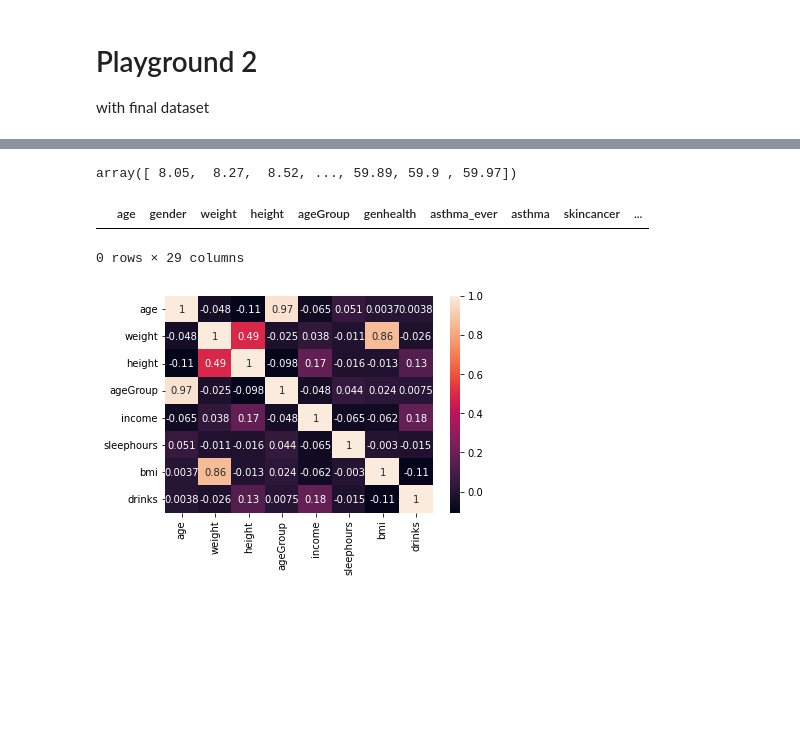
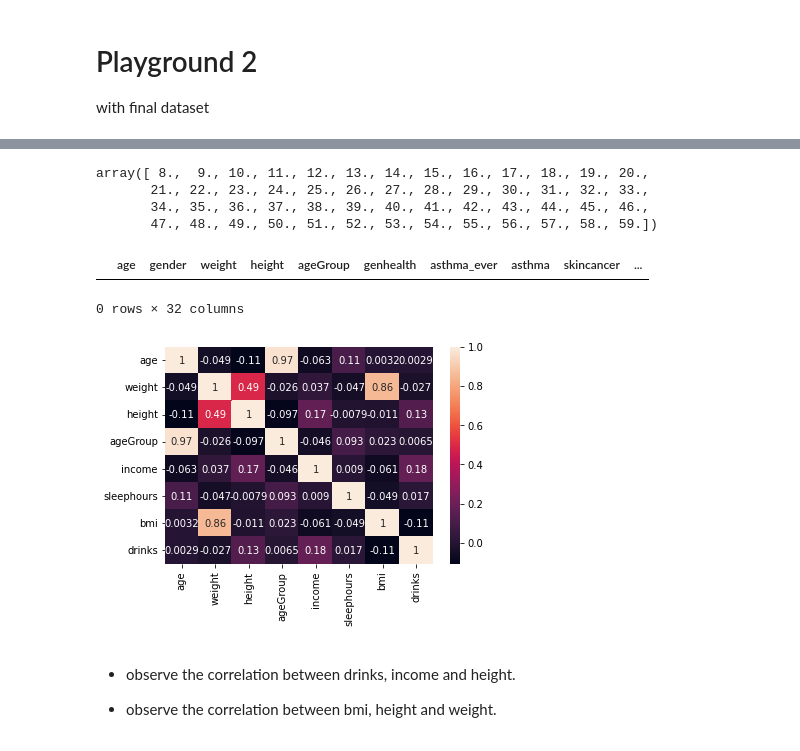
Before and after one commit to ArunGaonkar/HPCC-project, a Jupyter notebook: LLCP/LLCP_Preprocessing.ipynb, the cells around one changed output, grey strips where cells are left out. Drawn from its saved outputs; the diff is of its cells as text; code cells hidden in the pictures; blank space fills up the shorter version.

```diff
--- a/LLCP/LLCP_Preprocessing.ipynb
+++ b/LLCP/LLCP_Preprocessing.ipynb
@@ -560,3 +612,7 @@ df3.to_csv('/home/arun/HPCC-covid19/LLCP/llcpA.csv', index=False)
 # %% [markdown]
 # Playground 2
 with final dataset
+# %%
+# read llcpA.csv file
+dff = pd.read_csv('/home/arun/HPCC-covid19/LLCP/llcpA.csv')
+print(dff.shape)
@@ -613,17 +673,24 @@ Name: drinks, dtype: int64
 # %%
-np.sort(df3['bmi'].unique())
+np.sort(dff['bmi'].unique())
 # %% [output]
-array([ 8.05,  8.27,  8.52, ..., 59.89, 59.9 , 59.97])
+array([ 8.,  9., 10., 11., 12., 13., 14., 15., 16., 17., 18., 19., 20.,
+       21., 22., 23., 24., 25., 26., 27., 28., 29., 30., 31., 32., 33.,
+       34., 35., 36., 37., 38., 39., 40., 41., 42., 43., 44., 45., 46.,
+       47., 48., 49., 50., 51., 52., 53., 54., 55., 56., 57., 58., 59.])
 # %%
-df3[df3.eq(5.397605346934028e-79).any(1)]
+dff[dff.eq(5.397605346934028e-79).any(1)]
 # %% [output]
 |  | age | gender | weight | height | ageGroup | genhealth | asthma_ever | asthma | skincancer | ... |
-0 rows × 29 columns
+0 rows × 32 columns
 # %%
 # draw corelation heatmap of df3
 import seaborn as sns
 %matplotlib inline
-sns.heatmap(df3.corr(), annot=True)
+sns.heatmap(dff.corr(), annot=True)
 plt.show()
 # %% [output]
-[figure, old version]
+[figure, new version]
+# %% [markdown]
+* observe the correlation between drinks, income and height.
+
+* observe the correlation between bmi, height and weight.
```
Also changed, not shown: parts of 23 cells of this notebook, 1 other file.
